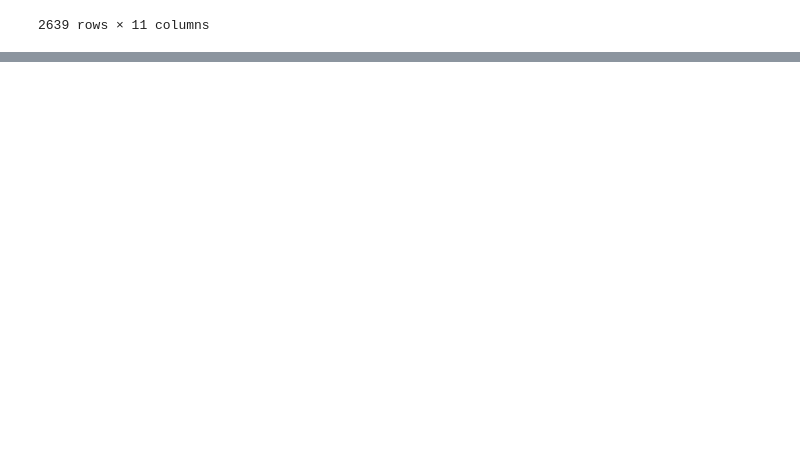
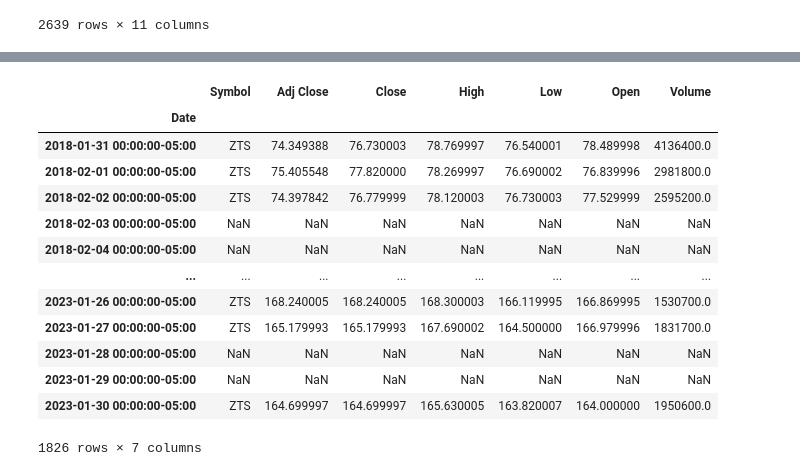
Before and after one commit to MapleFrogStudio/algo_vibes_SP500_RSI, a Jupyter notebook: new_strategy.ipynb, the cells around one changed output, grey strips where cells are left out. Drawn from its saved outputs; the diff is of its cells as text; code cells hidden in the pictures; blank space fills up the shorter version.

```diff
--- a/new_strategy.ipynb
+++ b/new_strategy.ipynb
@@ -245,3 +253,9 @@ Total profit : $1741.27
 | 2637 | ZTS-4 | 4 | ZTS | 2022-01-06 00:00:00-05:00 | 215.479996 | 2022-01-14 00:00:00-05:00 | 206.940002 | Stop | 8 | -8.539993 | ... |
 | 2638 | ZTS-5 | 5 | ZTS | 2022-01-18 00:00:00-05:00 | 201.800003 | 2022-01-25 00:00:00-05:00 | 198.660004 | Close | 7 | -3.139999 | ... |
 2639 rows × 11 columns
+# %%
+tickers_list = grab_symbols()
+tickers_list
+# %%
+data = yahoo_prices(tickers_list, '2023-01-31')
+data
@@ -247,0 +323,8 @@ Total profit : $1741.27
+# %%
+zts = data.loc[data.Symbol == 'ZTS'].copy()
+print(f'Min date: {zts.index.min()}, number of dates: {len(zts)}')
+zts = zts.asfreq('D')
+print(f'Min date: {zts.index.min()}, number of dates: {len(zts)}')
+#zts[zts.Close.isnull()]
+zts
+# %% [output]
@@ -247,0 +333,14 @@ Total profit : $1741.27
+|  | Symbol | Adj Close | Close | High | Low | Open | Volume |
+| Date |  |  |  |  |  |  |  |
+| 2018-01-31 00:00:00-05:00 | ZTS | 74.349388 | 76.730003 | 78.769997 | 76.540001 | 78.489998 | 4136400.0 |
+| 2018-02-01 00:00:00-05:00 | ZTS | 75.405548 | 77.820000 | 78.269997 | 76.690002 | 76.839996 | 2981800.0 |
+| 2018-02-02 00:00:00-05:00 | ZTS | 74.397842 | 76.779999 | 78.120003 | 76.730003 | 77.529999 | 2595200.0 |
+| 2018-02-03 00:00:00-05:00 | NaN | NaN | NaN | NaN | NaN | NaN | NaN |
+| 2018-02-04 00:00:00-05:00 | NaN | NaN | NaN | NaN | NaN | NaN | NaN |
+| ... | ... | ... | ... | ... | ... | ... | ... |
+| 2023-01-26 00:00:00-05:00 | ZTS | 168.240005 | 168.240005 | 168.300003 | 166.119995 | 166.869995 | 1530700.0 |
+| 2023-01-27 00:00:00-05:00 | ZTS | 165.179993 | 165.179993 | 167.690002 | 164.500000 | 166.979996 | 1831700.0 |
+| 2023-01-28 00:00:00-05:00 | NaN | NaN | NaN | NaN | NaN | NaN | NaN |
+| 2023-01-29 00:00:00-05:00 | NaN | NaN | NaN | NaN | NaN | NaN | NaN |
+| 2023-01-30 00:00:00-05:00 | ZTS | 164.699997 | 164.699997 | 165.630005 | 163.820007 | 164.000000 | 1950600.0 |
+1826 rows × 7 columns
```
Also changed, not shown: parts of 14 cells of this notebook, 37 other files.
